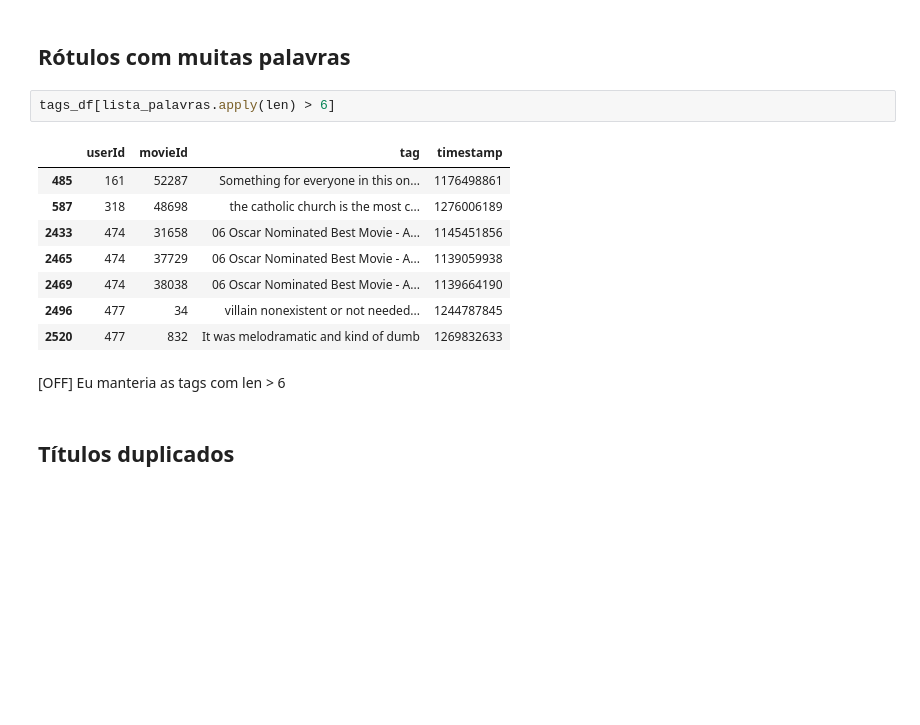
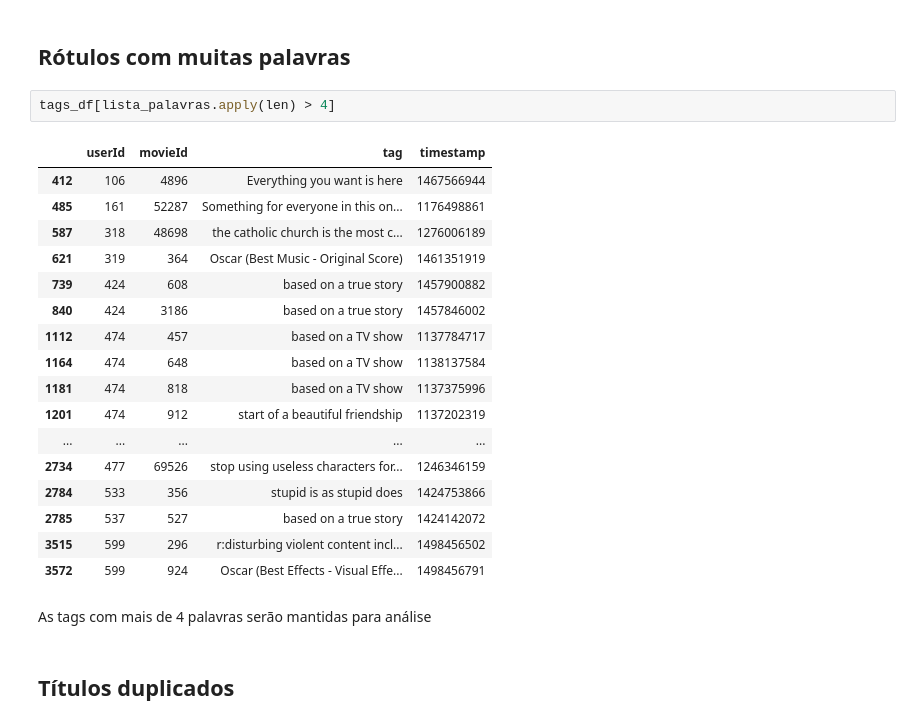
Before and after one commit to dieguim-ifsp-posCD/D1AED, a Jupyter notebook: avaliacoes/20210513-avaliacao01/AED-movie-lens-small.ipynb, the cells around one changed output. Cells and saved outputs as stored; diff of their text form; blank space fills up the shorter version.

```diff
--- a/avaliacoes/20210513-avaliacao01/AED-movie-lens-small.ipynb
+++ b/avaliacoes/20210513-avaliacao01/AED-movie-lens-small.ipynb
@@ -527,18 +527,27 @@ Nenhuma avaliação ou rótulo duplicado no dataset
 # %% [markdown]
 ## Rótulos com muitas palavras
 # %%
-tags_df[lista_palavras.apply(len) > 6]
+tags_df[lista_palavras.apply(len) > 4]
 # %% [output]
 |  | userId | movieId | tag | timestamp |
+| 412 | 106 | 4896 | Everything you want is here | 1467566944 |
 | 485 | 161 | 52287 | Something for everyone in this on... | 1176498861 |
 | 587 | 318 | 48698 | the catholic church is the most c... | 1276006189 |
-| 2433 | 474 | 31658 | 06 Oscar Nominated Best Movie - A... | 1145451856 |
-| 2465 | 474 | 37729 | 06 Oscar Nominated Best Movie - A... | 1139059938 |
-| 2469 | 474 | 38038 | 06 Oscar Nominated Best Movie - A... | 1139664190 |
-| 2496 | 477 | 34 | villain nonexistent or not needed... | 1244787845 |
-| 2520 | 477 | 832 | It was melodramatic and kind of dumb | 1269832633 |
+| 621 | 319 | 364 | Oscar (Best Music - Original Score) | 1461351919 |
+| 739 | 424 | 608 | based on a true story | 1457900882 |
+| 840 | 424 | 3186 | based on a true story | 1457846002 |
+| 1112 | 474 | 457 | based on a TV show | 1137784717 |
+| 1164 | 474 | 648 | based on a TV show | 1138137584 |
+| 1181 | 474 | 818 | based on a TV show | 1137375996 |
+| 1201 | 474 | 912 | start of a beautiful friendship | 1137202319 |
+| ... | ... | ... | ... | ... |
+| 2734 | 477 | 69526 | stop using useless characters for... | 1246346159 |
+| 2784 | 533 | 356 | stupid is as stupid does | 1424753866 |
+| 2785 | 537 | 527 | based on a true story | 1424142072 |
+| 3515 | 599 | 296 | r:disturbing violent content incl... | 1498456502 |
+| 3572 | 599 | 924 | Oscar (Best Effects - Visual Effe... | 1498456791 |
 # %% [markdown]
-[OFF] Eu manteria as tags com len > 6
+As tags com mais de 4 palavras serão mantidas para análise
 # %% [markdown]
 ## Títulos duplicados
 # %%
```
Also changed, not shown: parts of 6 cells of this notebook.
